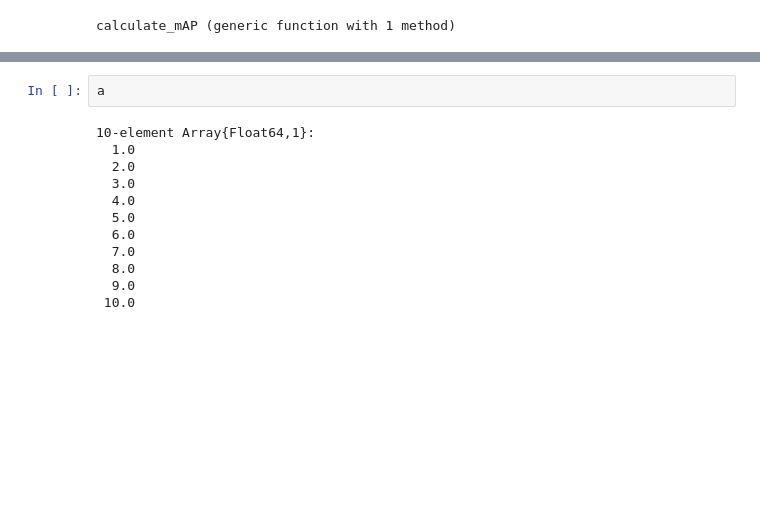
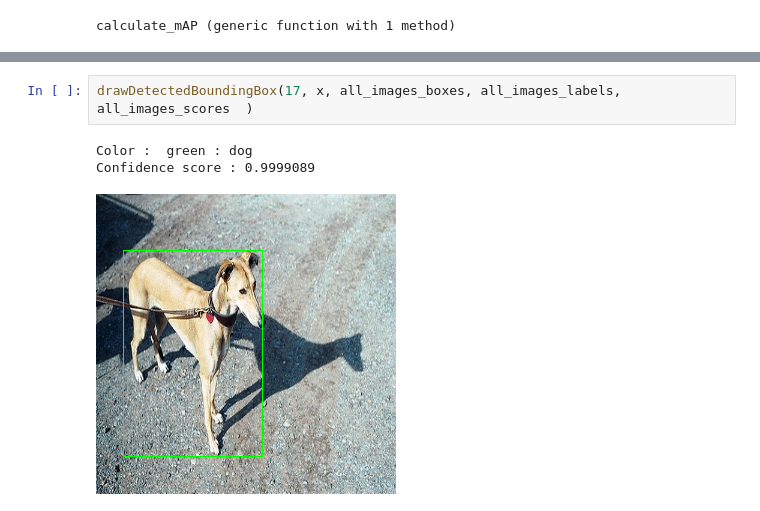
Before and after one commit to caghankoksal/COMP541-TermProject, a Jupyter notebook: demo.ipynb, the cells around one changed output, grey strips where cells are left out. Drawn from its saved outputs; the diff is of its cells as text; blank space fills up the shorter version.

```diff
--- a/demo.ipynb
+++ b/demo.ipynb
@@ -36,14 +103,6 @@ drawDetectedBoundingBox(13, x, all_images_boxes, all_images_labels, all_images_s
-# %%
-a
-# %% [output]
-10-element Array{Float64,1}:
-  1.0
-  2.0
-  3.0
-  4.0
-  5.0
-  6.0
-  7.0
-  8.0
-  9.0
- 10.0
+# %%
+drawDetectedBoundingBox(17, x, all_images_boxes, all_images_labels, all_images_scores  )
+# %% [output]
+Color :  green : dog
+Confidence score : 0.9999089
+[figure, added]
```
Also changed, not shown: parts of 12 cells of this notebook, 10 other files.
